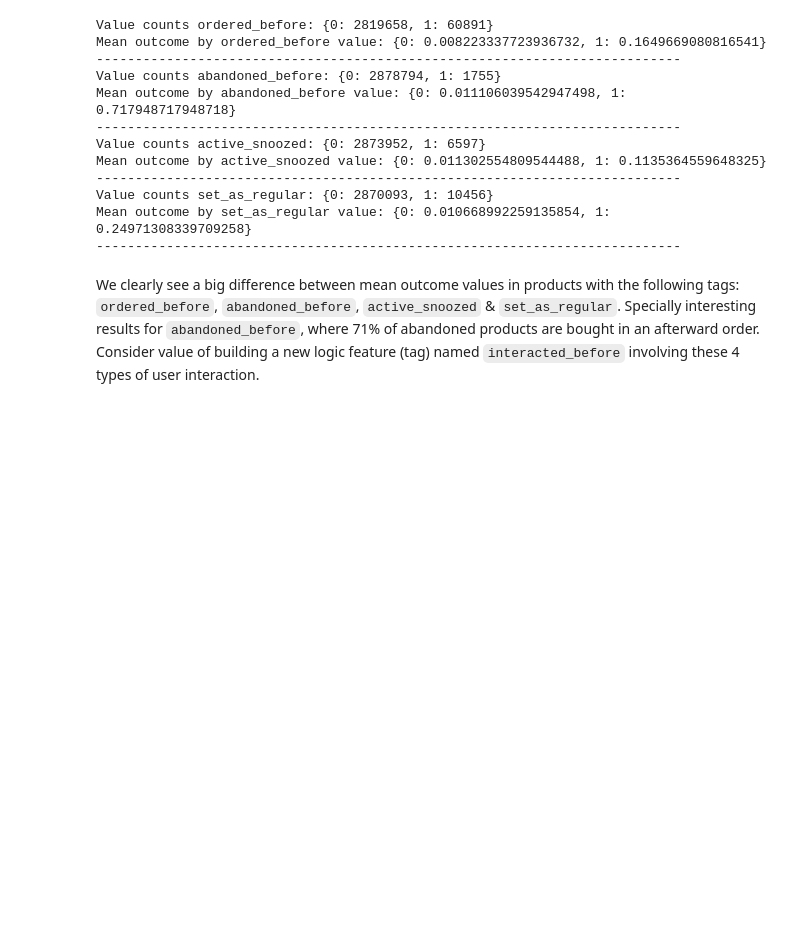
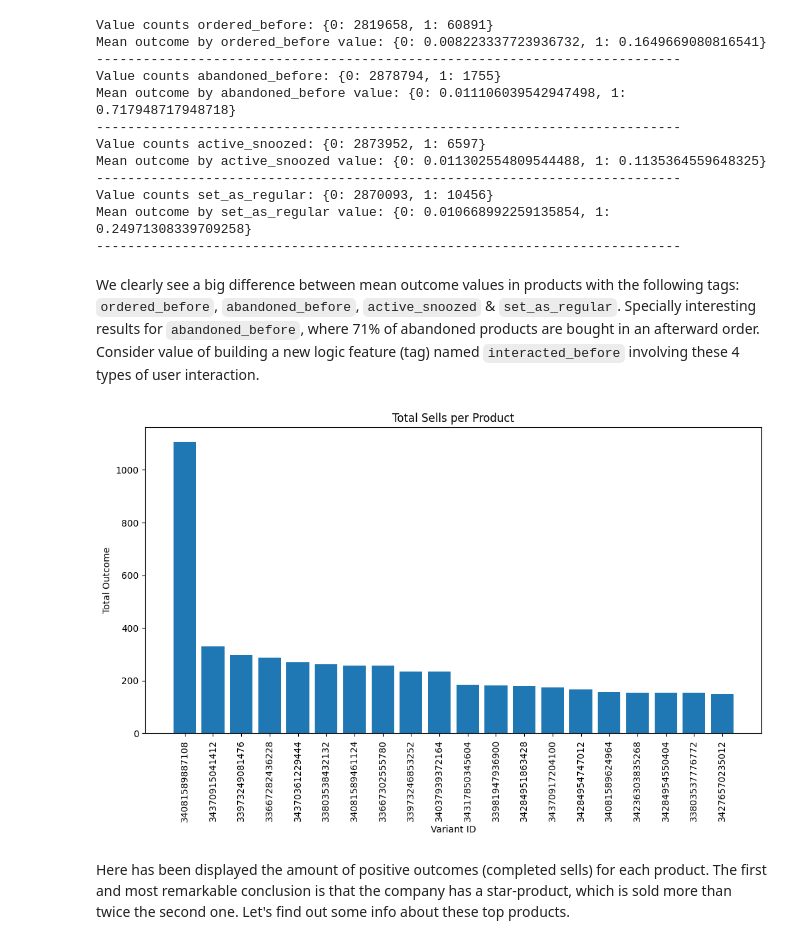
Before and after one commit to MiguelAlvarezHernanz/zrive-ds, a Jupyter notebook: src/module_2/EDA_2.ipynb, the cells around one changed output. Cells and saved outputs as stored; diff of their text form; code cells hidden in the pictures; blank space fills up the shorter version.

```diff
--- a/src/module_2/EDA_2.ipynb
+++ b/src/module_2/EDA_2.ipynb
@@ -307,3 +293,19 @@ Mean outcome by set_as_regular value: {0: 0.010668992259135854, 1: 0.24971308339
 ---------------------------------------------------------------------------
 # %% [markdown]
 We clearly see a big difference between mean outcome values in products with the following tags: `ordered_before`, `abandoned_before`, `active_snoozed` & `set_as_regular`. Specially interesting results for `abandoned_before`, where 71% of abandoned products are bought in an afterward order. Consider value of building a new logic feature (tag) named `interacted_before` involving these 4 types of user interaction.
+# %%
+variant_outcome = df.groupby('variant_id')['outcome'].sum().reset_index()
+variant_outcome = variant_outcome.sort_values(by='outcome', ascending=False)
+top_variants = variant_outcome.head(20)
+
+plt.figure(figsize=(12, 6))
+plt.bar(top_variants['variant_id'].astype(str), top_variants['outcome'])
+plt.xticks(rotation=90)
+plt.xlabel("Variant ID")
+plt.ylabel("Total Outcome")
+plt.title("Total Sells per Product")
+plt.show()
+# %% [output]
+[figure, added]
+# %% [markdown]
+Here has been displayed the amount of positive outcomes (completed sells) for each product. The first and most remarkable conclusion is that the company has a star-product, which is sold more than twice the second one. Let's find out some info about these top products.
```
Also changed, not shown: parts of 8 cells of this notebook.
